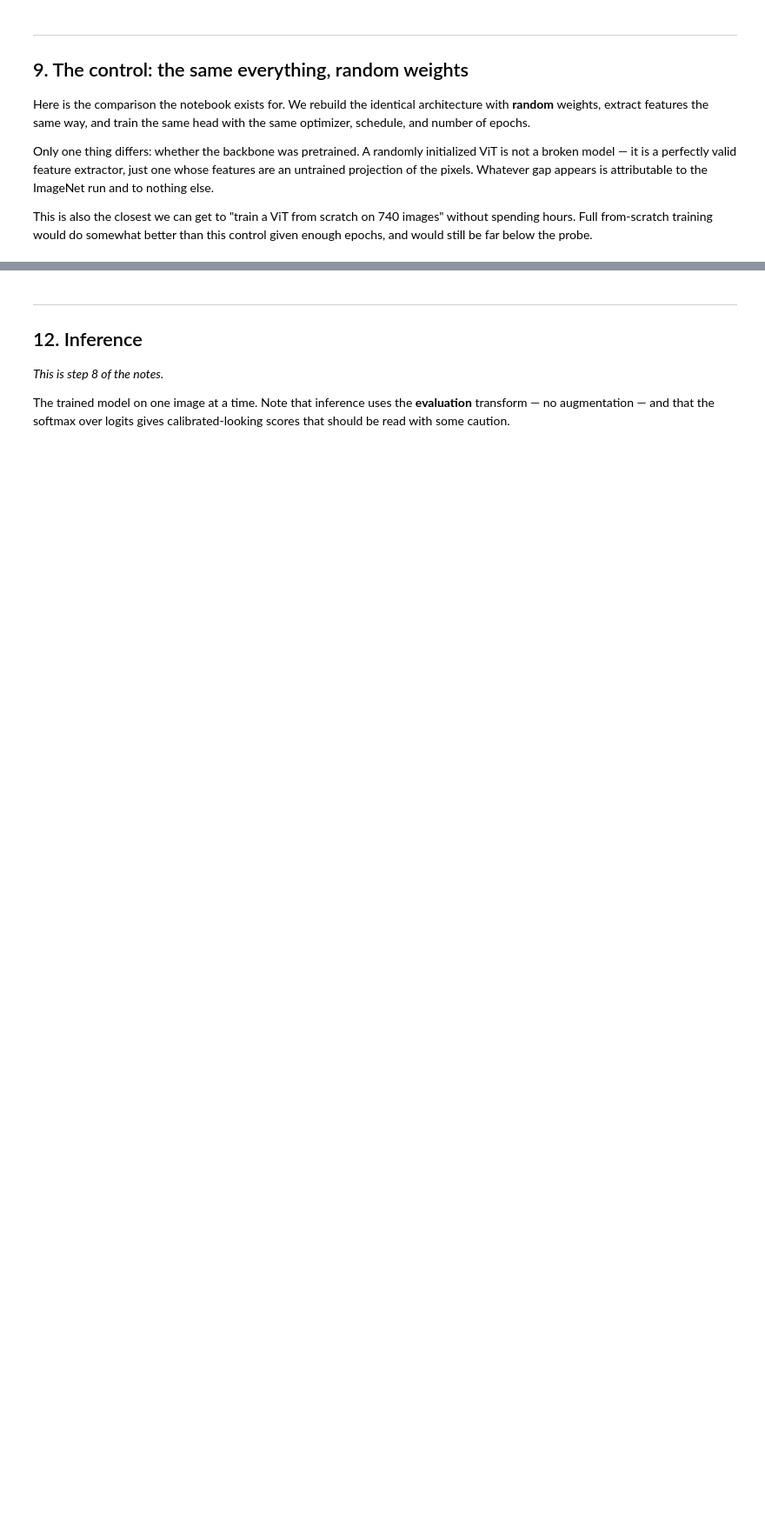
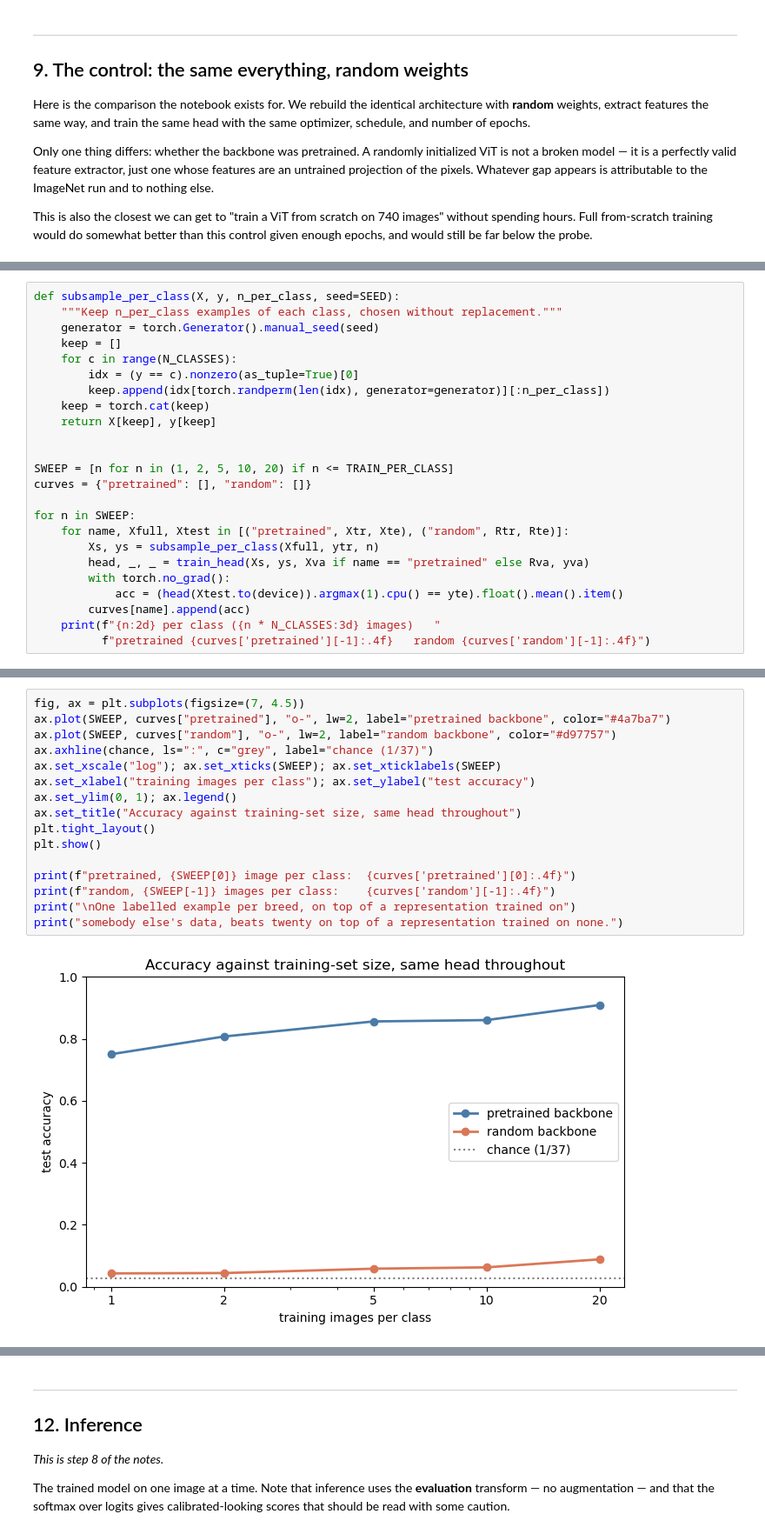
Before and after one commit to RibeiroResearch/neural-nets-tutorials, a Jupyter notebook: vit_transfer_learning.ipynb, the cells around one changed output, grey strips where cells are left out. Shown at 87% size. Saved outputs shown, nothing was run; the diff lists cells and outputs as text; blank space fills up the shorter version.

```diff
--- a/vit_transfer_learning.ipynb
+++ b/vit_transfer_learning.ipynb
@@ -657,0 +858,24 @@ plt.show()
+# %%
+def subsample_per_class(X, y, n_per_class, seed=SEED):
+    """Keep n_per_class examples of each class, chosen without replacement."""
+    generator = torch.Generator().manual_seed(seed)
+    keep = []
+    for c in range(N_CLASSES):
+        idx = (y == c).nonzero(as_tuple=True)[0]
+        keep.append(idx[torch.randperm(len(idx), generator=generator)][:n_per_class])
+    keep = torch.cat(keep)
+    return X[keep], y[keep]
+
+
+SWEEP = [n for n in (1, 2, 5, 10, 20) if n <= TRAIN_PER_CLASS]
+curves = {"pretrained": [], "random": []}
+
+for n in SWEEP:
+    for name, Xfull, Xtest in [("pretrained", Xtr, Xte), ("random", Rtr, Rte)]:
+        Xs, ys = subsample_per_class(Xfull, ytr, n)
+        head, _, _ = train_head(Xs, ys, Xva if name == "pretrained" else Rva, yva)
+        with torch.no_grad():
+            acc = (head(Xtest.to(device)).argmax(1).cpu() == yte).float().mean().item()
+        curves[name].append(acc)
+    print(f"{n:2d} per class ({n * N_CLASSES:3d} images)   "
+          f"pretrained {curves['pretrained'][-1]:.4f}   random {curves['random'][-1]:.4f}")
@@ -657,0 +888,18 @@ plt.show()
+# %%
+fig, ax = plt.subplots(figsize=(7, 4.5))
+ax.plot(SWEEP, curves["pretrained"], "o-", lw=2, label="pretrained backbone", color="#4a7ba7")
+ax.plot(SWEEP, curves["random"], "o-", lw=2, label="random backbone", color="#d97757")
+ax.axhline(chance, ls=":", c="grey", label="chance (1/37)")
+ax.set_xscale("log"); ax.set_xticks(SWEEP); ax.set_xticklabels(SWEEP)
+ax.set_xlabel("training images per class"); ax.set_ylabel("test accuracy")
+ax.set_ylim(0, 1); ax.legend()
+ax.set_title("Accuracy against training-set size, same head throughout")
+plt.tight_layout()
+plt.show()
+
+print(f"pretrained, {SWEEP[0]} image per class:  {curves['pretrained'][0]:.4f}")
+print(f"random, {SWEEP[-1]} images per class:    {curves['random'][-1]:.4f}")
+print("\nOne labelled example per breed, on top of a representation trained on")
+print("somebody else's data, beats twenty on top of a representation trained on none.")
+# %% [output]
+[figure, added]
```
Also changed, not shown: parts of 34 cells of this notebook.
